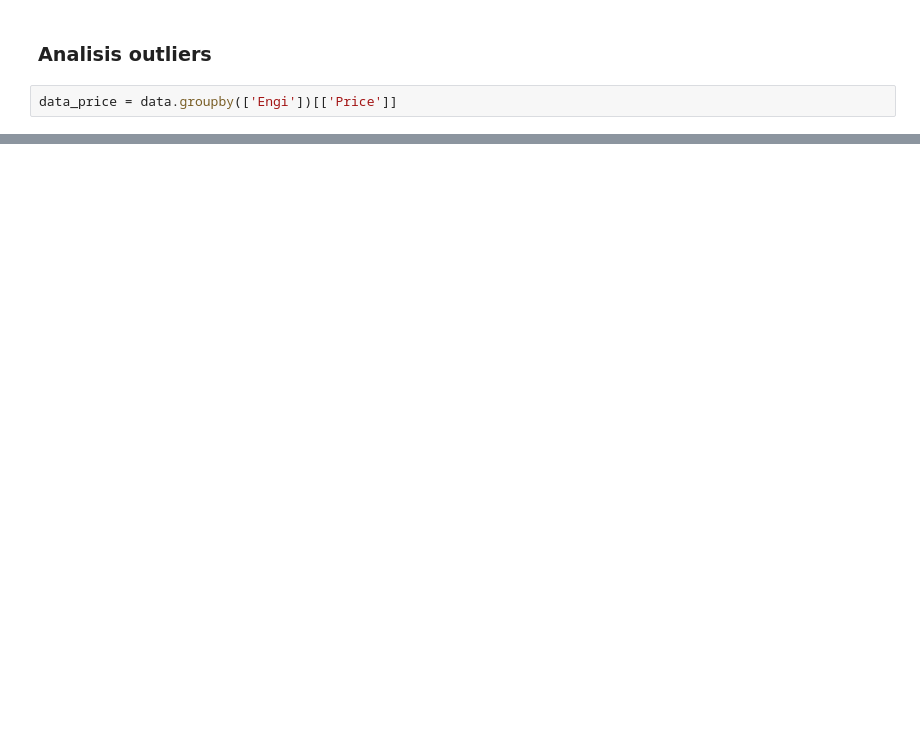
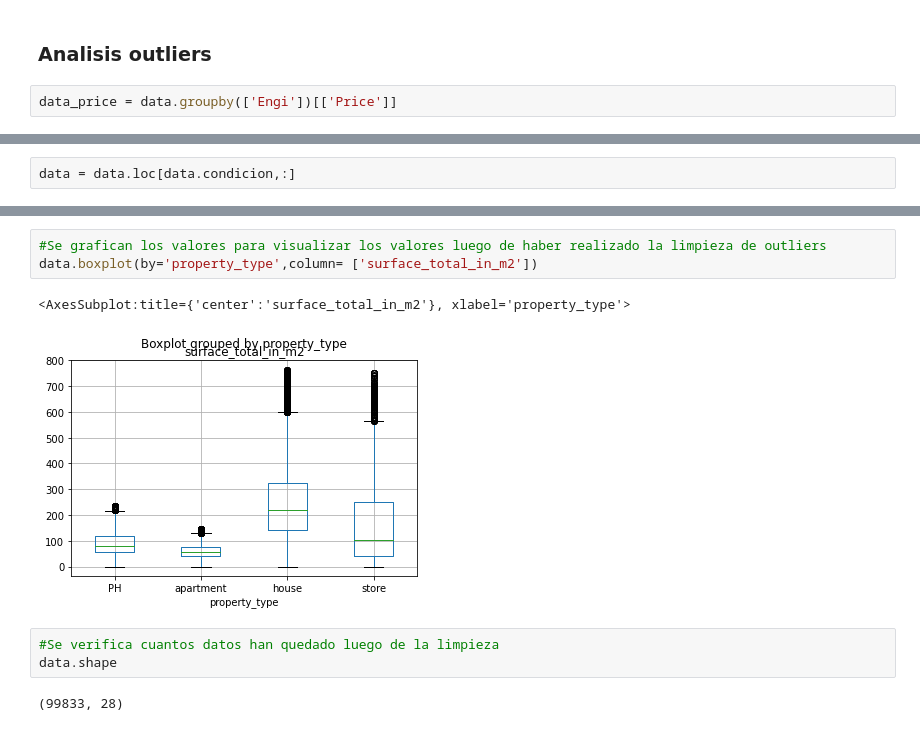
Before and after one commit to Gonzabarbot/Car_pricing, a Jupyter notebook: Car_pricing.ipynb, the cells around one changed output, grey strips where cells are left out. Drawn from its saved outputs; the diff is of its cells as text; blank space fills up the shorter version.

```diff
--- a/Car_pricing.ipynb
+++ b/Car_pricing.ipynb
@@ -199,0 +489,2 @@ data.boxplot(by='Engi',column= ['Price'])
+# %%
+data = data.loc[data.condicion,:]
@@ -199,0 +502,11 @@ data.boxplot(by='Engi',column= ['Price'])
+# %%
+#Se grafican los valores para visualizar los valores luego de haber realizado la limpieza de outliers
+data.boxplot(by='property_type',column= ['surface_total_in_m2'])
+# %% [output]
+<AxesSubplot:title={'center':'surface_total_in_m2'}, xlabel='property_type'>
+[figure, added]
+# %%
+#Se verifica cuantos datos han quedado luego de la limpieza
+data.shape
+# %% [output]
+(99833, 28)
```
Also changed, not shown: parts of 161 cells of this notebook.
